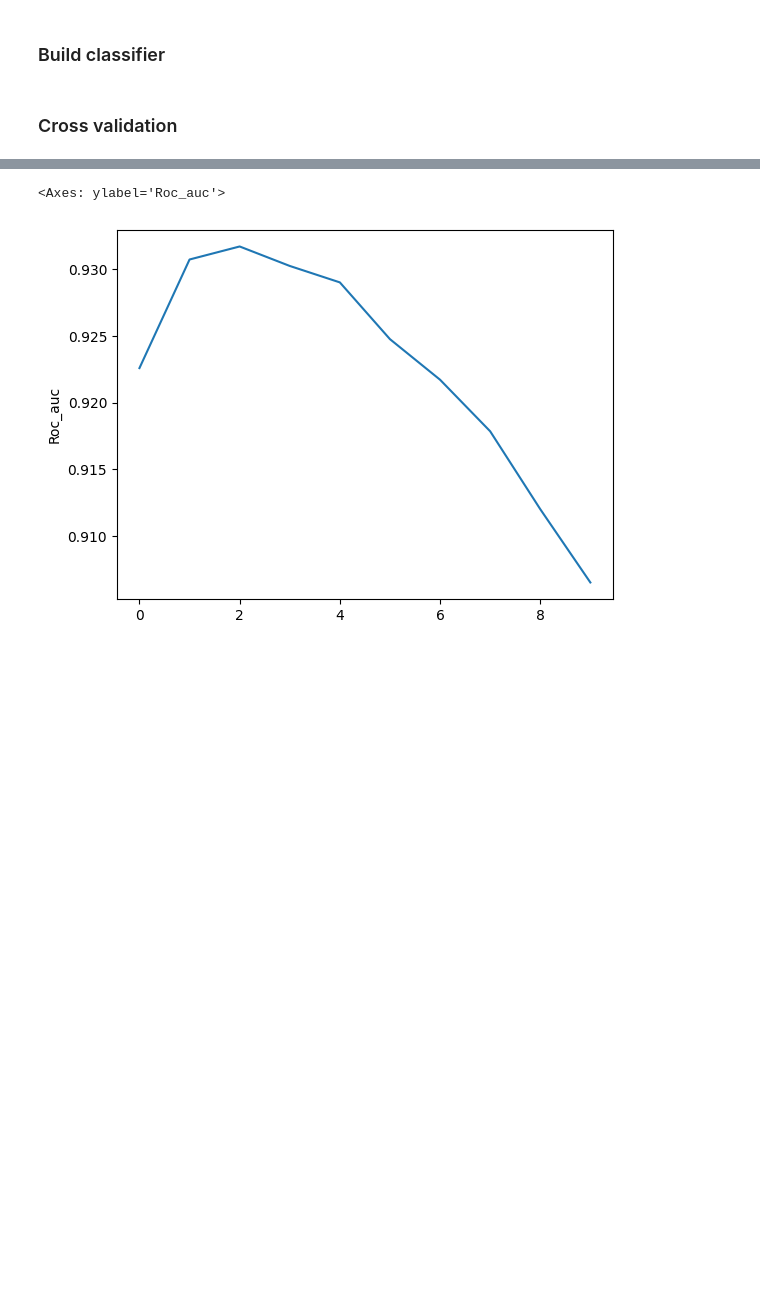
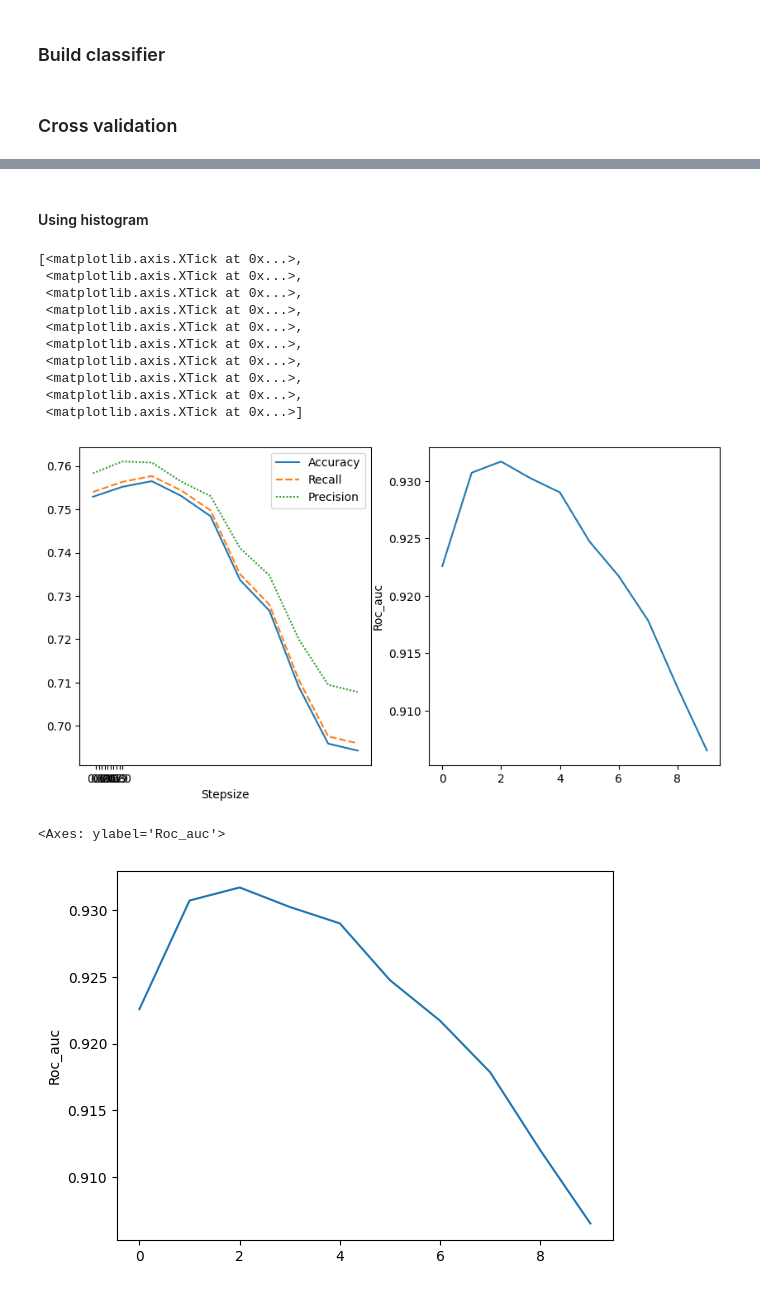
Before and after one commit to julielhagen/Clothing_classification-, a Jupyter notebook: NaiveBayes.ipynb, the cells around one changed output, grey strips where cells are left out. Cells and saved outputs as stored; diff of their text form; code cells hidden in the pictures; blank space fills up the shorter version.

```diff
--- a/NaiveBayes.ipynb
+++ b/NaiveBayes.ipynb
@@ -175,10 +175,10 @@ yhat = NB.predict(X_test_transformed)
 from sklearn.model_selection import StratifiedKFold
 from sklearn.metrics import accuracy_score, recall_score, precision_score, roc_auc_score, make_scorer
 # %%
-def cross_validate(clfs, X, y):
+def cross_validate(clfs, H, X, y):
     accuracy_scores, recall_scores, precision_scores, roc_auc_scores  = [], [], [], []
 
-    for clf in clfs.values():
+    for clf in clfs:
         accuracy, recall, precision, roc_auc = 0, 0, 0, 0
 
         num_folds = 10
@@ -206,13 +206,13 @@ def cross_validate(clfs, X, y):
         precision_scores.append(precision)
         roc_auc_scores.append(roc_auc)
 
-    test_scores = pd.DataFrame({'clf_name': clfs.keys(), 'Accuracy': accuracy_scores, 'Recall': recall_scores, 'Precision': precision_scores, 'Roc_auc': roc_auc_scores})
+    test_scores = pd.DataFrame({'Stepsize': H, 'Accuracy': accuracy_scores, 'Recall': recall_scores, 'Precision': precision_scores, 'Roc_auc': roc_auc_scores})
     return test_scores
 # %%
 H = np.arange(start=0.1, stop=1.1, step=0.1)
 
-classifiers_hist = {f'NB_{i}': NaiveBayes(h,'hist') for i, h in enumerate(H)}
-classifiers_kde = {f'NB_{i}': NaiveBayes(h,'kde') for i, h in enumerate(H)}
+classifiers_hist = [NaiveBayes(h,'hist') for h in H]
+classifiers_kde = [NaiveBayes(h,'kde') for h in H]
 # %%
-scores_hist = cross_validate(classifiers_hist, X_train_transformed, y_train)
-scores_kde = cross_validate(classifiers_kde, X_train_transformed, y_train)
+scores_hist = cross_validate(classifiers_hist, H, X_train_transformed, y_train)
+scores_kde = cross_validate(classifiers_kde, H, X_train_transformed, y_train)
@@ -224,3 +233,26 @@ sns.lineplot(scores_hist[['Accuracy', 'Recall', 'Precision']])
+# %% [markdown]
+#### Using histogram
+# %%
+fig, ax = plt.subplots(1, 2, figsize=(10,5))
+
+
+sns.lineplot(scores_hist[['Accuracy', 'Recall', 'Precision']], ax=ax[0])
+sns.lineplot(scores_hist['Roc_auc'], ax=ax[1])
+
+ax[0].set_xlabel('Stepsize')
+ax[0].set_xticks(H);
+# %% [output]
+[<matplotlib.axis.XTick at 0x...>,
+ <matplotlib.axis.XTick at 0x...>,
+ <matplotlib.axis.XTick at 0x...>,
+ <matplotlib.axis.XTick at 0x...>,
+ <matplotlib.axis.XTick at 0x...>,
+ <matplotlib.axis.XTick at 0x...>,
+ <matplotlib.axis.XTick at 0x...>,
+ <matplotlib.axis.XTick at 0x...>,
+ <matplotlib.axis.XTick at 0x...>,
+ <matplotlib.axis.XTick at 0x...>]
+[figure, added]
 # %%
 sns.lineplot(scores_hist['Roc_auc'])
 # %% [output]
```
Also changed, not shown: parts of 4 cells of this notebook.
